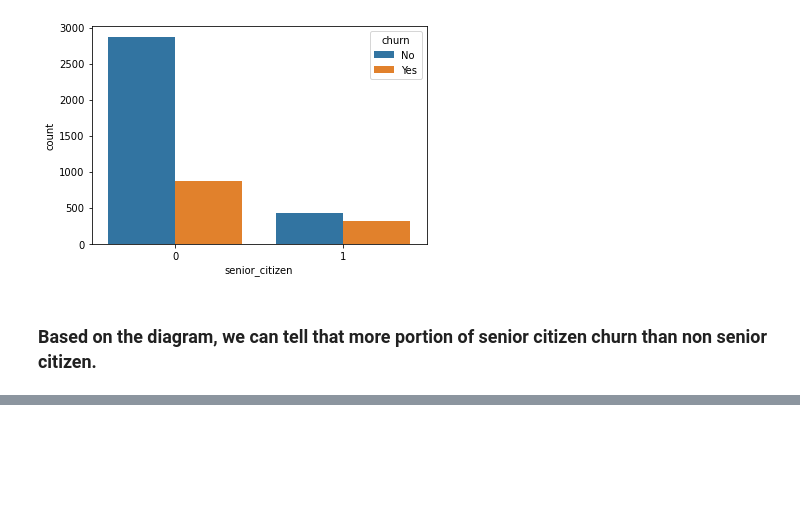
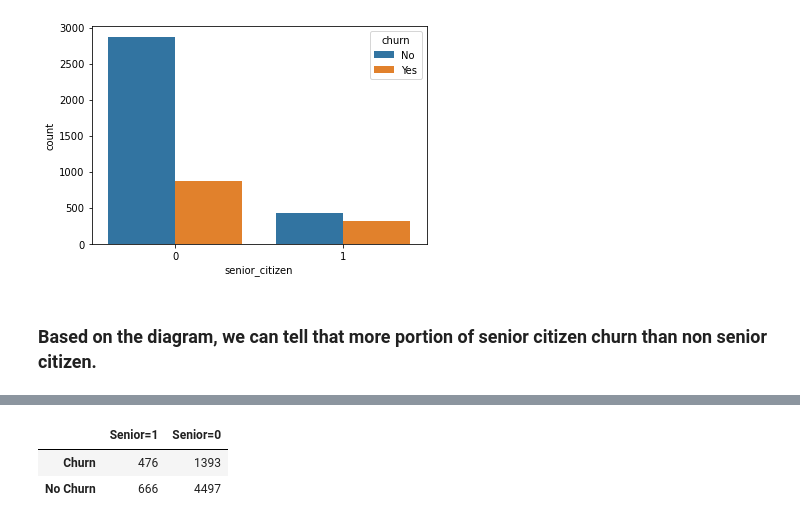
Before and after one commit to rajaramgautam/classification_project, a Jupyter notebook: Classification_Project.ipynb, the cells around one changed output, grey strips where cells are left out. Cells and saved outputs as stored; diff of their text form; code cells hidden in the pictures; blank space fills up the shorter version.

```diff
--- a/Classification_Project.ipynb
+++ b/Classification_Project.ipynb
@@ -326,0 +464,12 @@ sns.countplot(x = 'senior_citizen', hue = 'churn', data = train)
+# %%
+# Make observation table
+
+index = ['Churn', 'No Churn']
+columns = ['Senior=1', 'Senior=0']
+
+senior_observed = pd.DataFrame([[churn.senior_citizen.value_counts()[1], churn.senior_citizen.value_counts()[0]], [no_churn.senior_citizen.value_counts()[1], no_churn.senior_citizen.value_counts()[0]]], index=index, columns=columns)
+senior_observed
+# %% [output]
+|  | Senior=1 | Senior=0 |
+| Churn | 476 | 1393 |
+| No Churn | 666 | 4497 |
```
Also changed, not shown: parts of 84 cells of this notebook.
